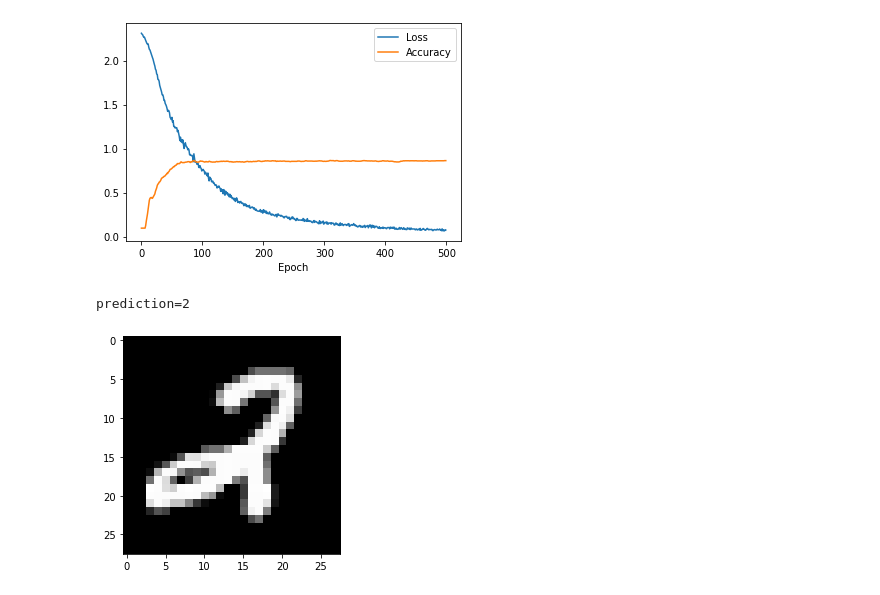
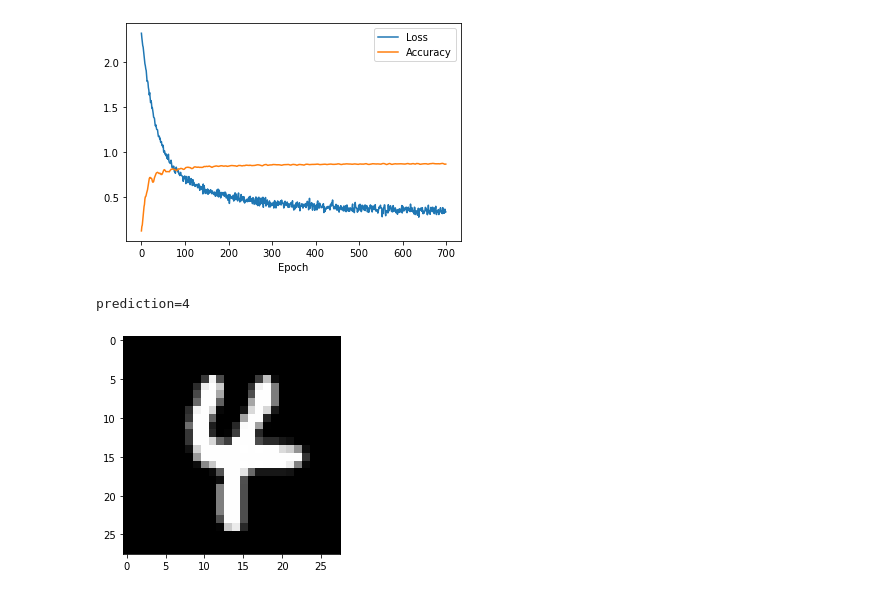
Before and after one commit to eivind-bn/tdt05-mnist, a Jupyter notebook: notebook.ipynb, the cells around one changed output. Drawn from its saved outputs; the diff is of its cells as text; code cells hidden in the pictures.

```diff
--- a/notebook.ipynb
+++ b/notebook.ipynb
@@ -15,11 +15,11 @@ if load_existing:
     auto_encoder = AutoEncoder.load("model.autoencoder")
 else:
     auto_encoder = AutoEncoder(
-        train_size=0.99,
-        device=device,
-        latent_size=latent_size,
-        lr=0.001
+        train_size=0.8,
+        device="cpu",
+        latent_size=10,
+        lr=0.003
     )
-    auto_encoder.train(20, batch=batch_size, plot_stats=True)
+    auto_encoder.train(2000, batch=0.05, plot_stats=True)
     auto_encoder.save("model")
 # %% [output]
@@ -39,13 +42,13 @@ if load_existing:
 else:
     classifier = Classifier(
         train_size=0.01,
-        device=device,
-        latent_size=latent_size,
+        device="cpu",
+        latent_size=10,
         lr=0.001
     )
     classifier.train(
-        epochs=epochs,
-        batch=batch_size,
+        epochs=700,
+        batch=0.4,
         plot_stats=True,
         optimize_encoder=True
         )
@@ -63,23 +75,23 @@ print(f"{prediction=}")
 if load_existing:
     tuned_classifier = Classifier.load("pretrained.classifier")
 else:
-    tuned_classifier = auto_encoder.to_classifier(train_size=0.01)
+    tuned_classifier = auto_encoder.to_classifier(train_size=0.01, lr=0.05)
     tuned_classifier.train(
-        epochs=epochs,
-        batch=batch_size,
+        epochs=700,
+        batch=.5,
         plot_stats=True,
-        optimize_encoder=True
+        optimize_encoder=False
     )
     tuned_classifier.save("pretrained")
 # %% [output]
-[figure, old version]
+[figure, new version]
 # %%
-I = 475
+I = 47
 sample = tuned_classifier.get_image(I)
 prediction = tuned_classifier.predict(sample)
 
 plt.imshow(sample, cmap="gray", label="dsa")
 print(f"{prediction=}")
 # %% [output]
-prediction=2
+prediction=4
-[figure, old version]
+[figure, new version]
```
Also changed, not shown: parts of 12 cells of this notebook, 1 other file.
